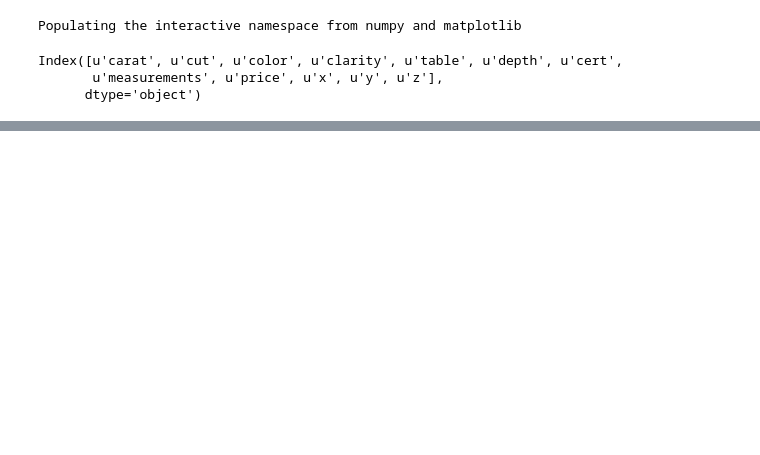
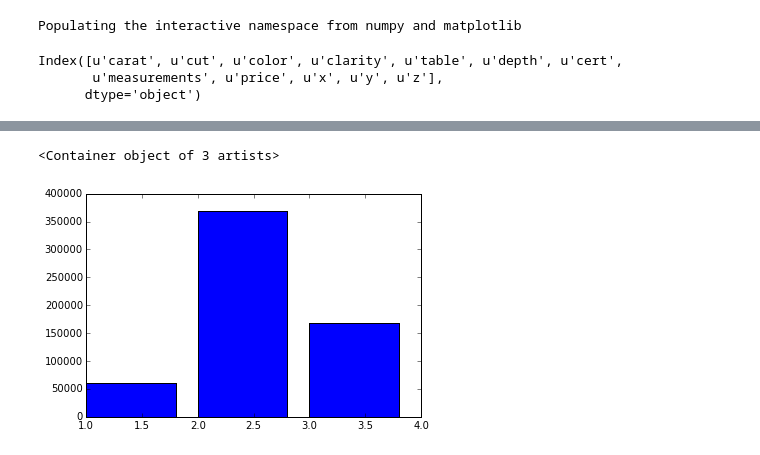
Before and after one commit to RawIron/data-hacks, a Jupyter notebook: ud651_6.ipynb, the cells around one changed output, grey strips where cells are left out. Saved outputs shown, nothing was run; the diff lists cells and outputs as text; code cells hidden in the pictures; blank space fills up the shorter version.

```diff
--- a/ud651_6.ipynb
+++ b/ud651_6.ipynb
@@ -19,0 +38,5 @@ df['carat'].hist(bins=100)
+# %%
+plt.bar(np.arange(1, len(cut_categories)+1), df.groupby('cut').size())
+# %% [output]
+<Container object of 3 artists>
+[figure, added]
```
Also changed, not shown: parts of 7 cells of this notebook.
